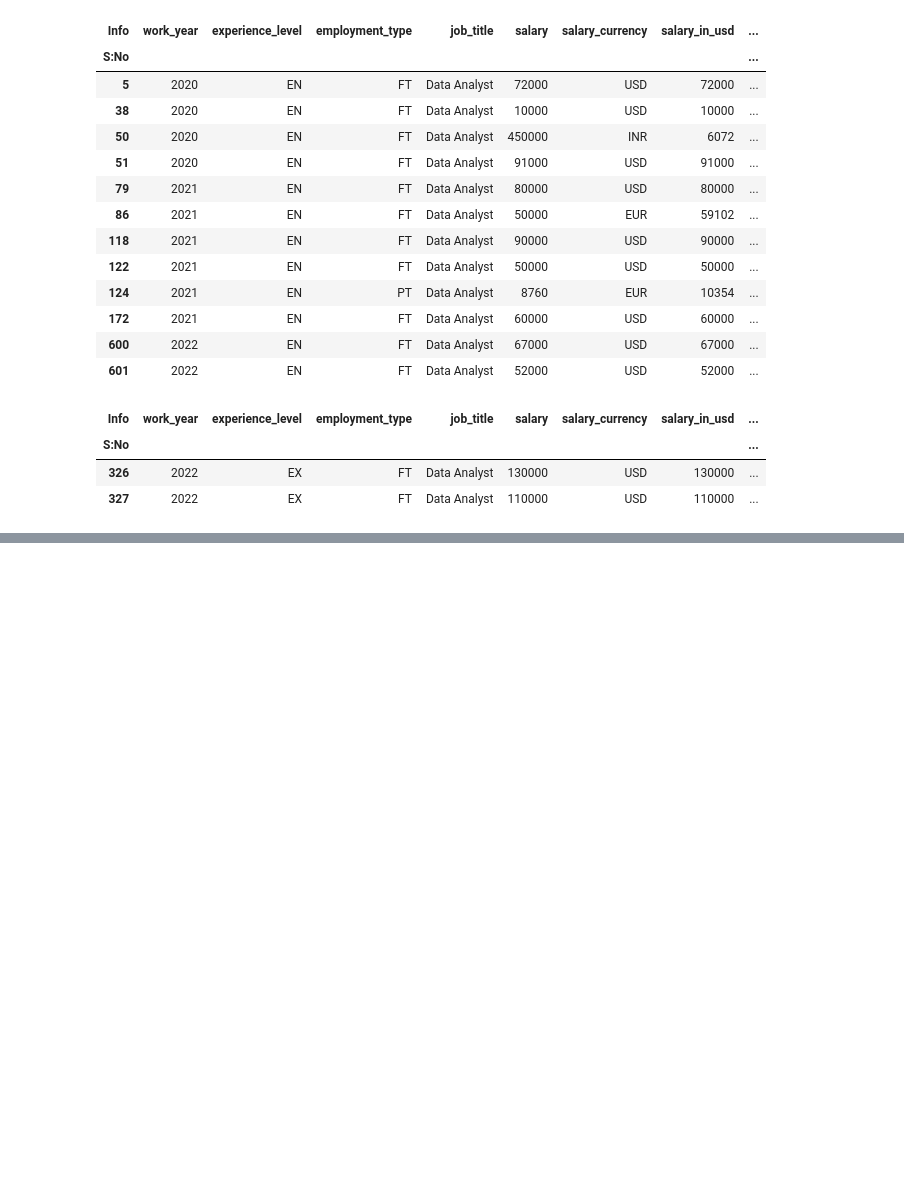
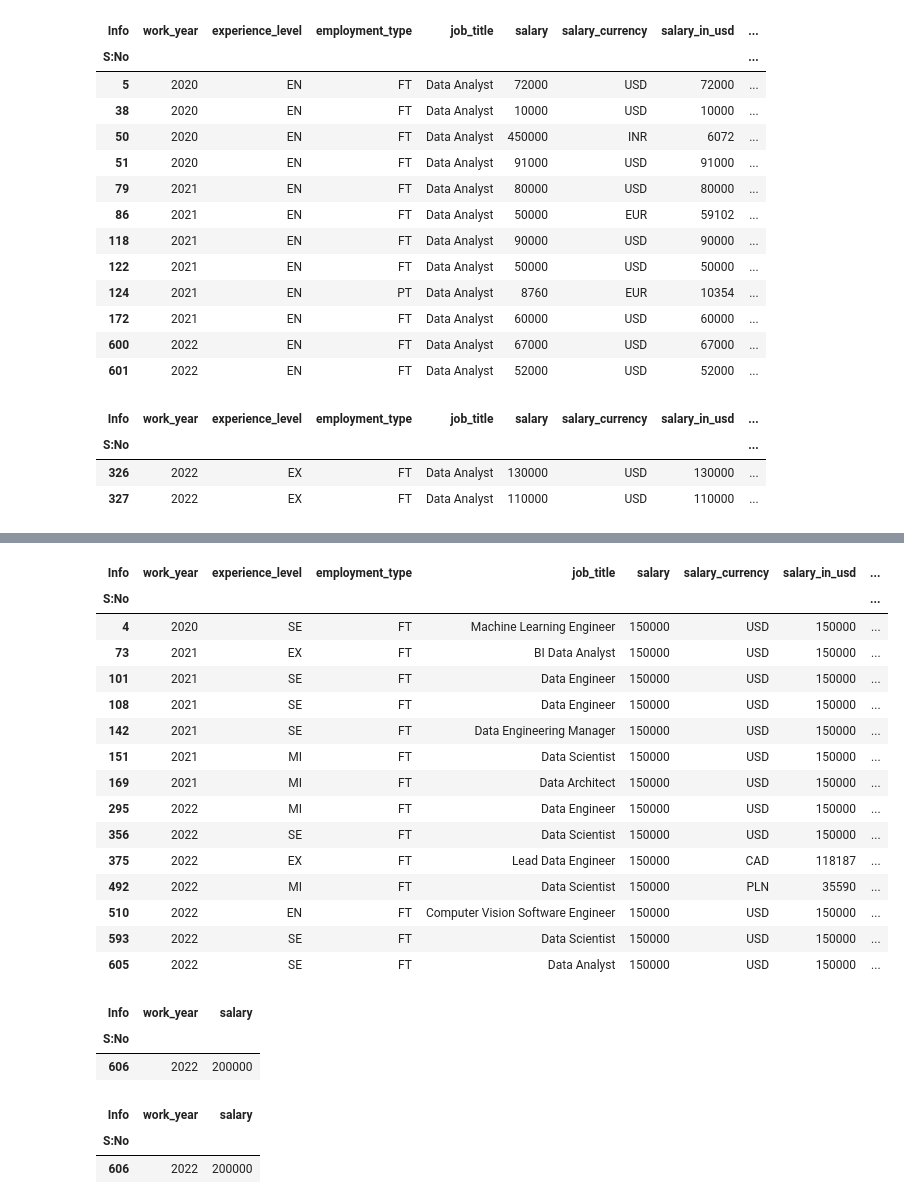
Before and after one commit to atif4/TEXT_DATA_PREPROCESSING, a Jupyter notebook: recap_of_all .ipynb, the cells around one changed output, grey strips where cells are left out. Drawn from its saved outputs; the diff is of its cells as text; code cells hidden in the pictures; blank space fills up the shorter version.

```diff
--- a/recap_of_all .ipynb
+++ b/recap_of_all .ipynb
@@ -488,0 +535,33 @@ data_analyst_ex
+# %%
+reindex_df[reindex_df['salary'] == 150000]
+# %% [output]
+| Info | work_year | experience_level | employment_type | job_title | salary | salary_currency | salary_in_usd | ... |
+| S:No |  |  |  |  |  |  |  | ... |
+| 4 | 2020 | SE | FT | Machine Learning Engineer | 150000 | USD | 150000 | ... |
+| 73 | 2021 | EX | FT | BI Data Analyst | 150000 | USD | 150000 | ... |
+| 101 | 2021 | SE | FT | Data Engineer | 150000 | USD | 150000 | ... |
+| 108 | 2021 | SE | FT | Data Engineer | 150000 | USD | 150000 | ... |
+| 142 | 2021 | SE | FT | Data Engineering Manager | 150000 | USD | 150000 | ... |
+| 151 | 2021 | MI | FT | Data Scientist | 150000 | USD | 150000 | ... |
+| 169 | 2021 | MI | FT | Data Architect | 150000 | USD | 150000 | ... |
+| 295 | 2022 | MI | FT | Data Engineer | 150000 | USD | 150000 | ... |
+| 356 | 2022 | SE | FT | Data Scientist | 150000 | USD | 150000 | ... |
+| 375 | 2022 | EX | FT | Lead Data Engineer | 150000 | CAD | 118187 | ... |
+| 492 | 2022 | MI | FT | Data Scientist | 150000 | PLN | 35590 | ... |
+| 510 | 2022 | EN | FT | Computer Vision Software Engineer | 150000 | USD | 150000 | ... |
+| 593 | 2022 | SE | FT | Data Scientist | 150000 | USD | 150000 | ... |
+| 605 | 2022 | SE | FT | Data Analyst | 150000 | USD | 150000 | ... |
+# %%
+#Selection with loc and iloc
+#here it 1st put row no: then cols
+reindex_df.loc[606:,['work_year','salary']]
+# %% [output]
+| Info | work_year | salary |
+| S:No |  |  |
+| 606 | 2022 | 200000 |
+# %%
+reindex_df.iloc[605:606, [0,4]]
+# %% [output]
+| Info | work_year | salary |
+| S:No |  |  |
+| 606 | 2022 | 200000 |
```
Also changed, not shown: parts of 46 cells of this notebook.
